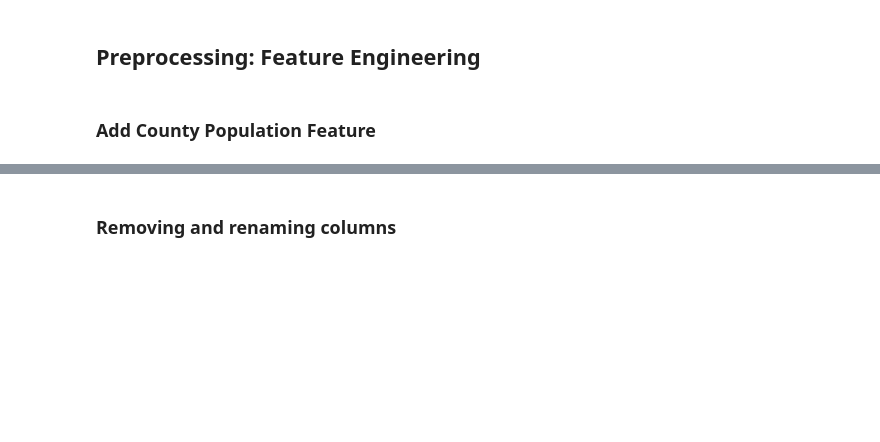
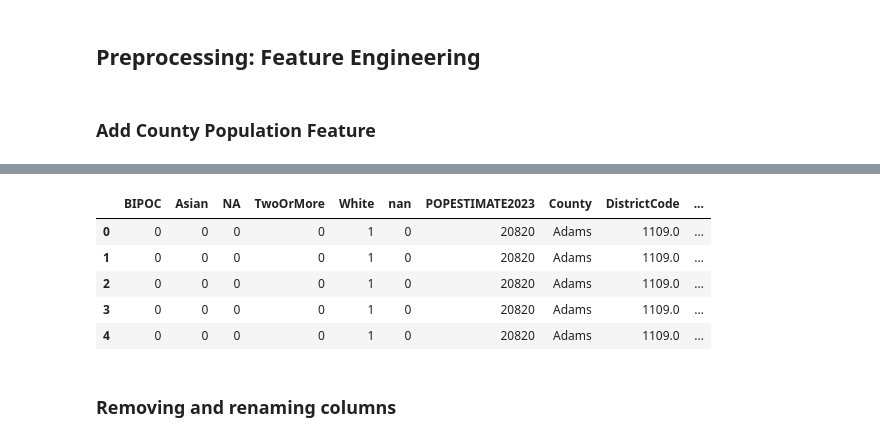
Before and after one commit to brinkbrink/WA_CS_v2, a Jupyter notebook: StudentAnalysis-2.ipynb, the cells around one changed output, grey strips where cells are left out. Drawn from its saved outputs; the diff is of its cells as text; code cells hidden in the pictures; blank space fills up the shorter version.

```diff
--- a/StudentAnalysis-2.ipynb
+++ b/StudentAnalysis-2.ipynb
@@ -712,0 +731,4 @@ students_with_pop.head()
+# %%
+students_with_pop['race'] = students_with_pop['race'].replace(
+    {"['Black']": "BIPOC", "['HPI']": "BIPOC", "['Hisp_Lat']": "BIPOC", "['Native']": "BIPOC"}
+)
@@ -712,0 +737,3 @@ students_with_pop.head()
+# %%
+just_race = pd.get_dummies(students_with_pop['race'])
+just_race.reset_index(drop=True, inplace=True)
@@ -712,0 +749,2 @@ students_with_pop.head()
+# %%
+just_race = just_race.rename(columns={"['Asian']" : "Asian", "['NA']": "NA", "['TwoOrMore']" : "TwoOrMore", "['White']" : "White"})
@@ -713,2 +760,13 @@ students_with_pop.head()
+# %%
+students_with_groups = pd.concat([just_race, students_with_pop], axis = 1)
+# %%
+students_with_groups.head()
+# %% [output]
+|  | BIPOC | Asian | NA | TwoOrMore | White | nan | POPESTIMATE2023 | County | DistrictCode | ... |
+| 0 | 0 | 0 | 0 | 0 | 1 | 0 | 20820 | Adams | 1109.0 | ... |
+| 1 | 0 | 0 | 0 | 0 | 1 | 0 | 20820 | Adams | 1109.0 | ... |
+| 2 | 0 | 0 | 0 | 0 | 1 | 0 | 20820 | Adams | 1109.0 | ... |
+| 3 | 0 | 0 | 0 | 0 | 1 | 0 | 20820 | Adams | 1109.0 | ... |
+| 4 | 0 | 0 | 0 | 0 | 1 | 0 | 20820 | Adams | 1109.0 | ... |
 # %% [markdown]
 ### Removing and renaming columns
```
Also changed, not shown: parts of 22 cells of this notebook.
